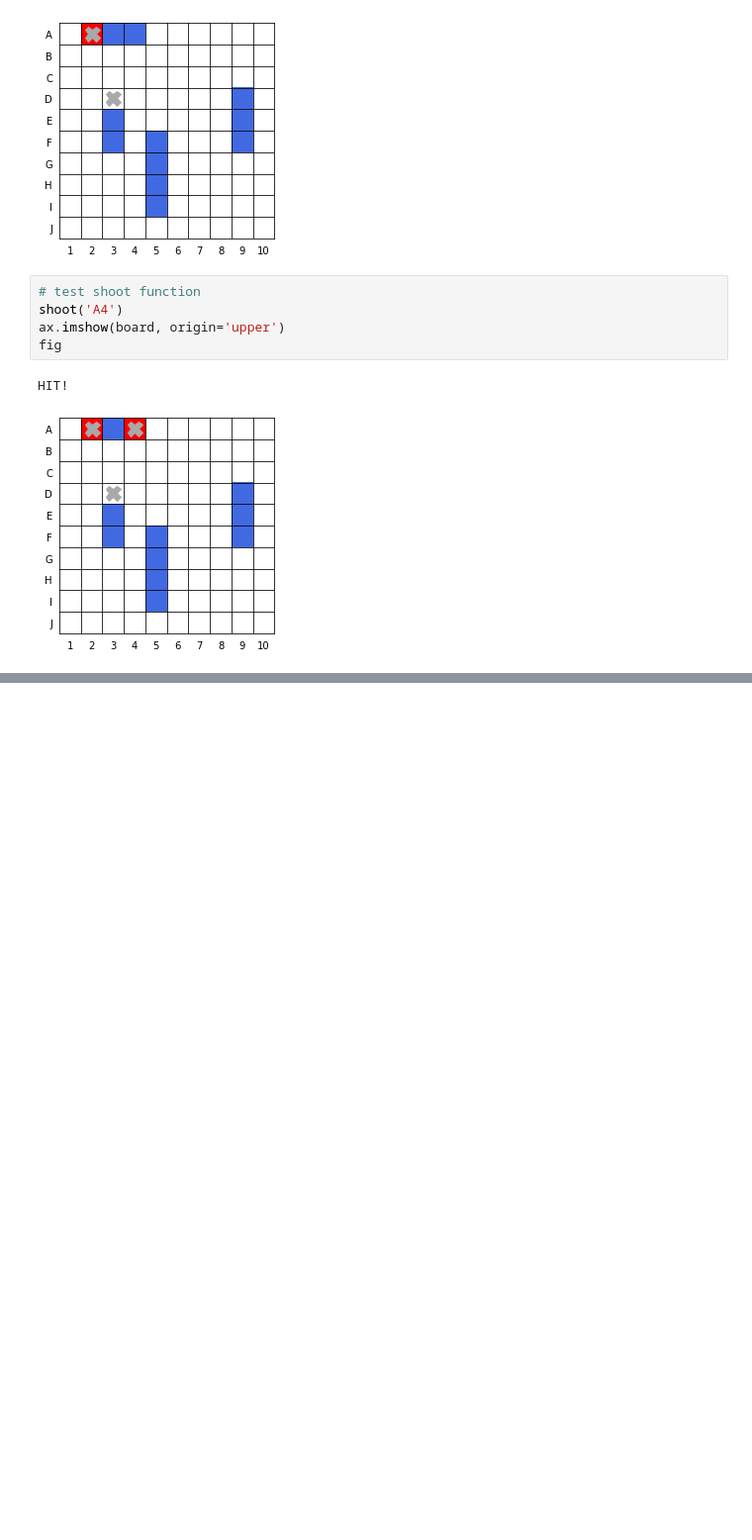
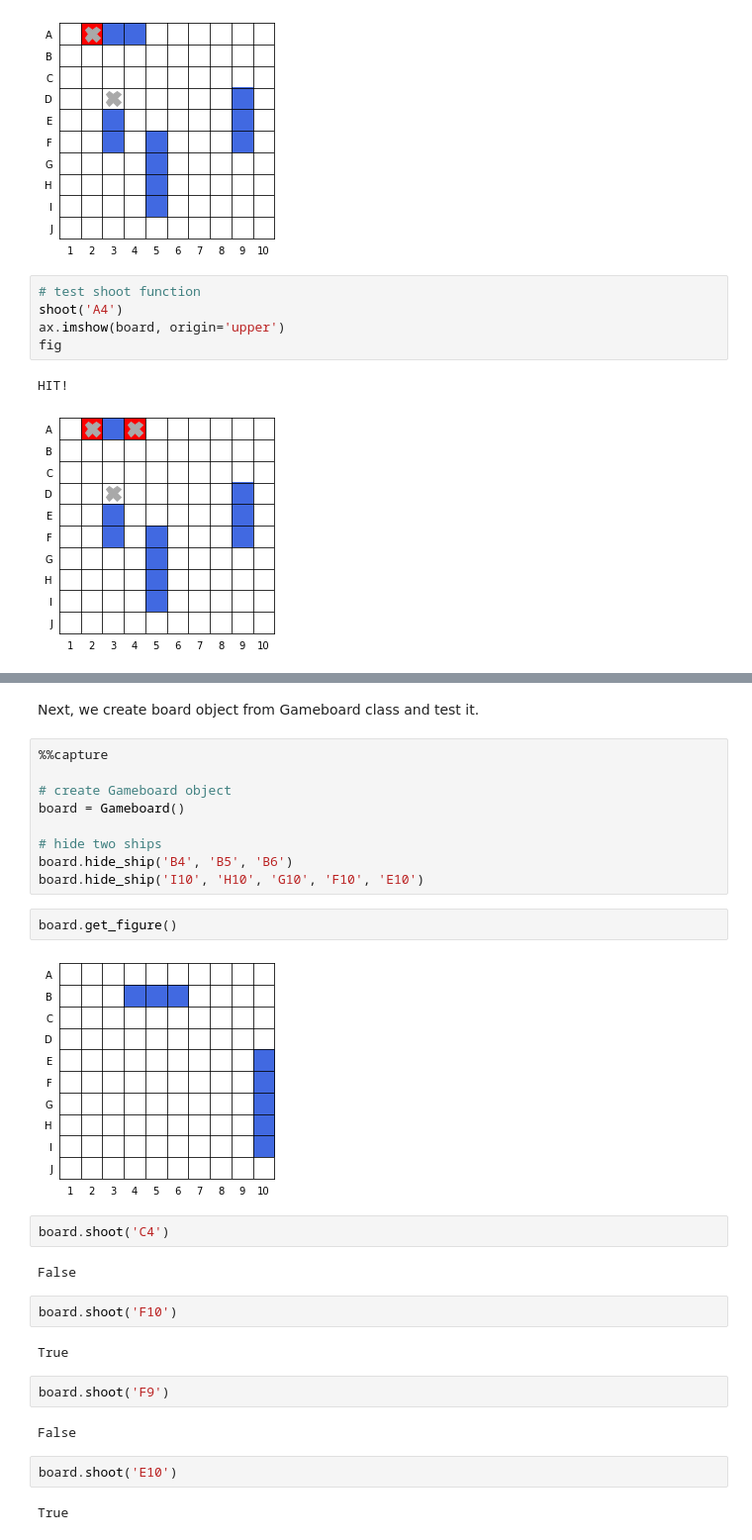
Before and after one commit to lnadi17/battleship-simulator, a Jupyter notebook: gameboard.ipynb, the cells around one changed output, grey strips where cells are left out. Shown at 99% size. Saved outputs shown, nothing was run; the diff lists cells and outputs as text; blank space fills up the shorter version.

Commit message:
Create Gameboard class

```diff
--- a/gameboard.ipynb
+++ b/gameboard.ipynb
@@ -173,0 +265,31 @@ HIT!
+# %% [markdown]
+Next, we create board object from Gameboard class and test it.
+# %%
+%%capture
+
+# create Gameboard object
+board = Gameboard()
+
+# hide two ships
+board.hide_ship('B4', 'B5', 'B6')
+board.hide_ship('I10', 'H10', 'G10', 'F10', 'E10')
+# %%
+board.get_figure()
+# %% [output]
+[figure, added]
+# %%
+board.shoot('C4')
+# %% [output]
+False
+# %%
+board.shoot('F10')
+# %% [output]
+True
+# %%
+board.shoot('F9')
+# %% [output]
+False
+# %%
+board.shoot('E10')
+# %% [output]
+True
```
Also changed, not shown: parts of 4 cells of this notebook.
